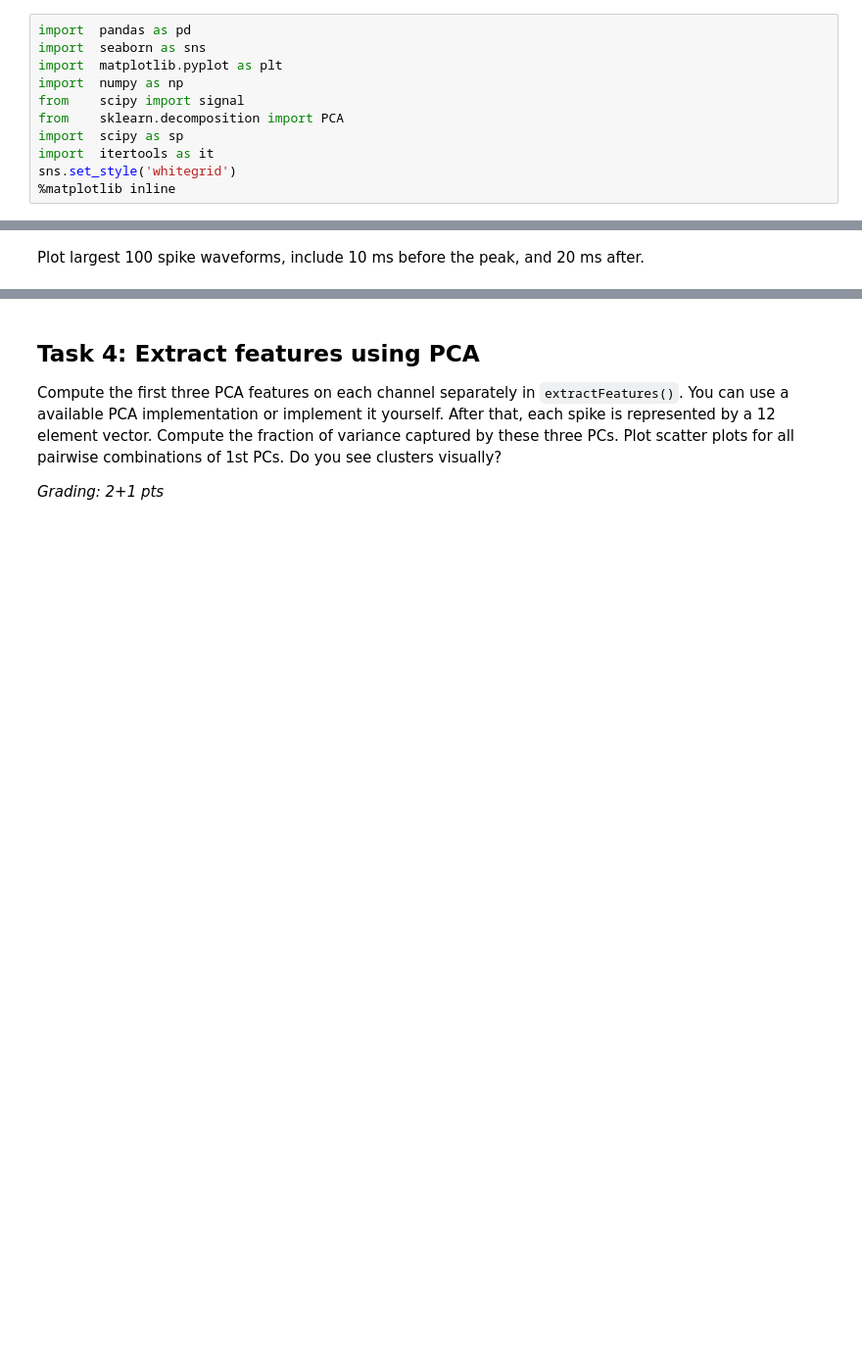
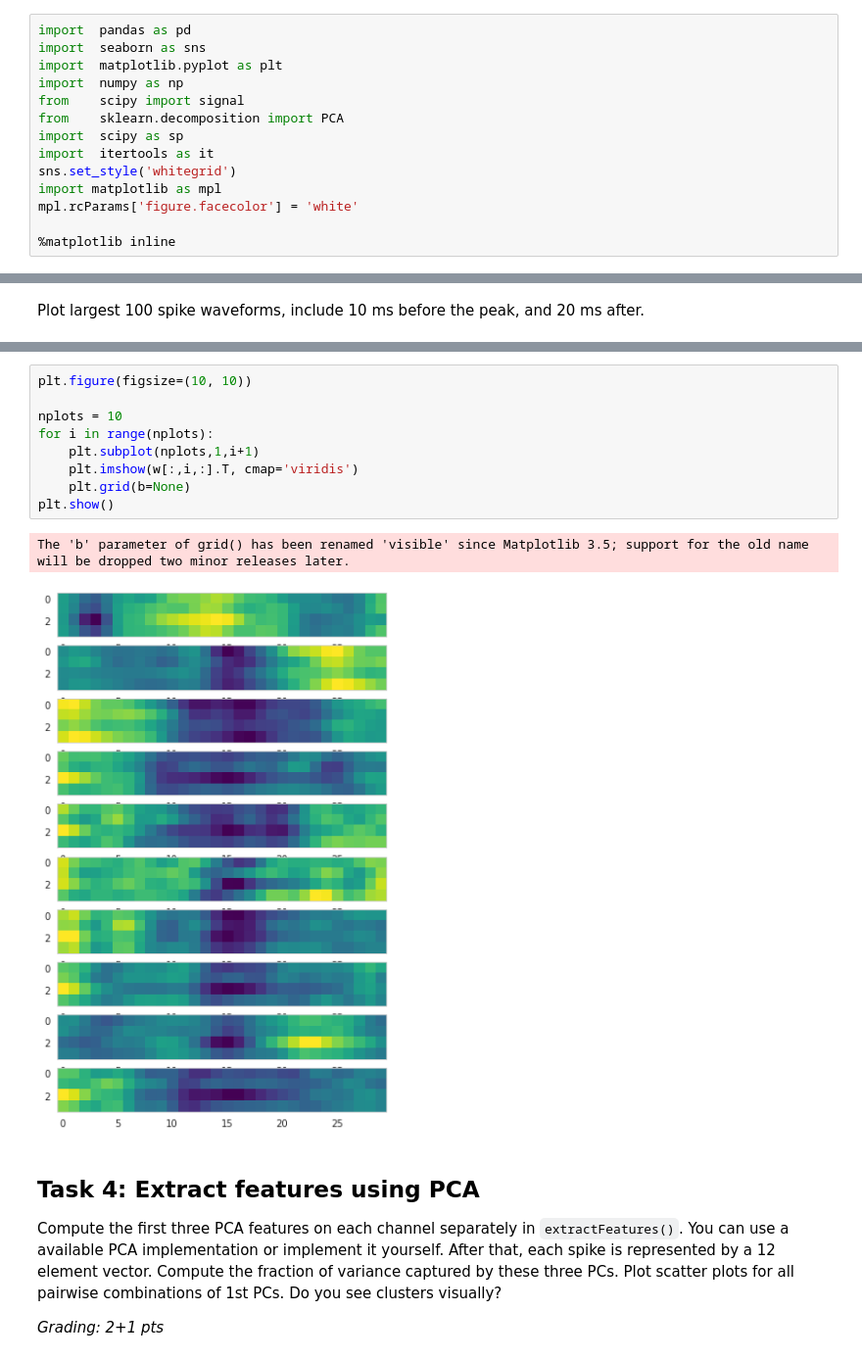
Before and after one commit to tanmayyb/neural_data_science, a Jupyter notebook: labs/CodingLab1.ipynb, the cells around one changed output, grey strips where cells are left out. Shown at 98% size. Drawn from its saved outputs; the diff is of its cells as text; blank space fills up the shorter version.

````diff
--- a/labs/CodingLab1.ipynb
+++ b/labs/CodingLab1.ipynb
@@ -31,6 +31,9 @@ from    sklearn.decomposition import PCA
 import  scipy as sp
 import  itertools as it
 sns.set_style('whitegrid')
+import matplotlib as mpl
+mpl.rcParams['figure.facecolor'] = 'white'
+
 %matplotlib inline
 # %% [markdown]
 ## Load data
@@ -316,3 +343,15 @@ for i, col in enumerate(xf):
+# %%
+plt.figure(figsize=(10, 10))
+
+nplots = 10
+for i in range(nplots):
+	plt.subplot(nplots,1,i+1)
+	plt.imshow(w[:,i,:].T, cmap='viridis')
+	plt.grid(b=None)
+plt.show()
+# %% [output]
+The 'b' parameter of grid() has been renamed 'visible' since Matplotlib 3.5; support for the old name will be dropped two minor releases later.
+[figure, added]
 # %% [markdown]
 ## Task 4: Extract features using PCA
 Compute the first three PCA features on each channel separately in ```extractFeatures()```. You can use a available PCA implementation or implement it yourself. After that, each spike is represented by a 12 element vector. Compute the fraction of variance captured by these three PCs.
````
Also changed, not shown: parts of 10 cells of this notebook.
